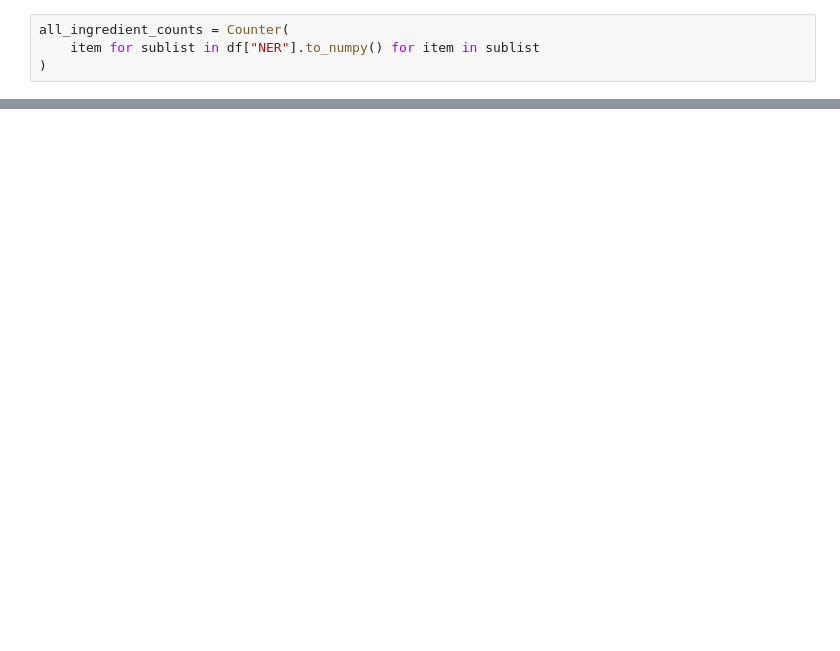
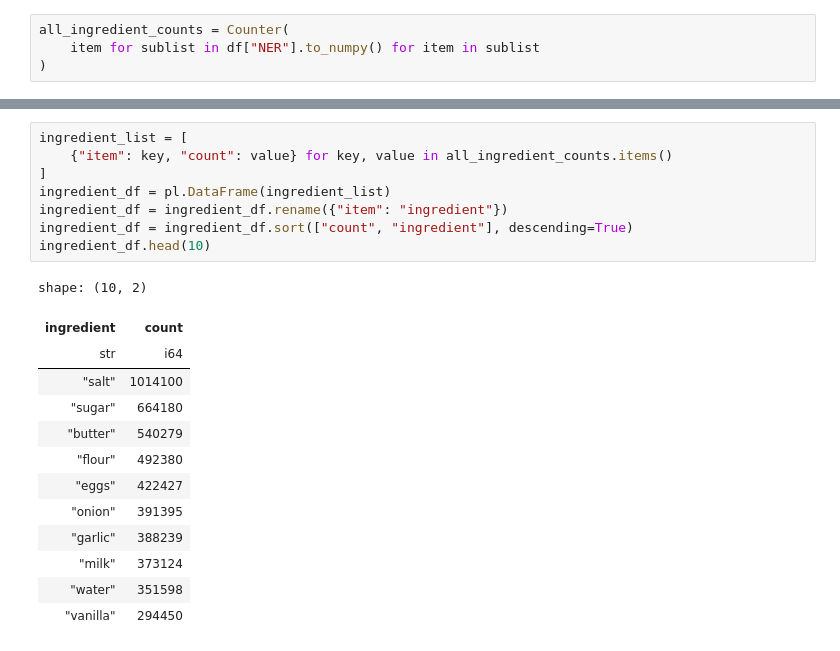
Before and after one commit to teddy661/gotmeals, a Jupyter notebook: EDA/RecipeNLG_ed_EDA.ipynb, the cells around one changed output, grey strips where cells are left out. Saved outputs shown, nothing was run; the diff lists cells and outputs as text; blank space fills up the shorter version.

```diff
--- a/EDA/RecipeNLG_ed_EDA.ipynb
+++ b/EDA/RecipeNLG_ed_EDA.ipynb
@@ -74,0 +52,22 @@ shape: (1, 8)
+# %%
+ingredient_list = [
+    {"item": key, "count": value} for key, value in all_ingredient_counts.items()
+]
+ingredient_df = pl.DataFrame(ingredient_list)
+ingredient_df = ingredient_df.rename({"item": "ingredient"})
+ingredient_df = ingredient_df.sort(["count", "ingredient"], descending=True)
+ingredient_df.head(10)
+# %% [output]
+shape: (10, 2)
+| ingredient | count |
+| str | i64 |
+| "salt" | 1014100 |
+| "sugar" | 664180 |
+| "butter" | 540279 |
+| "flour" | 492380 |
+| "eggs" | 422427 |
+| "onion" | 391395 |
+| "garlic" | 388239 |
+| "milk" | 373124 |
+| "water" | 351598 |
+| "vanilla" | 294450 |
```
Also changed, not shown: parts of 14 cells of this notebook.
